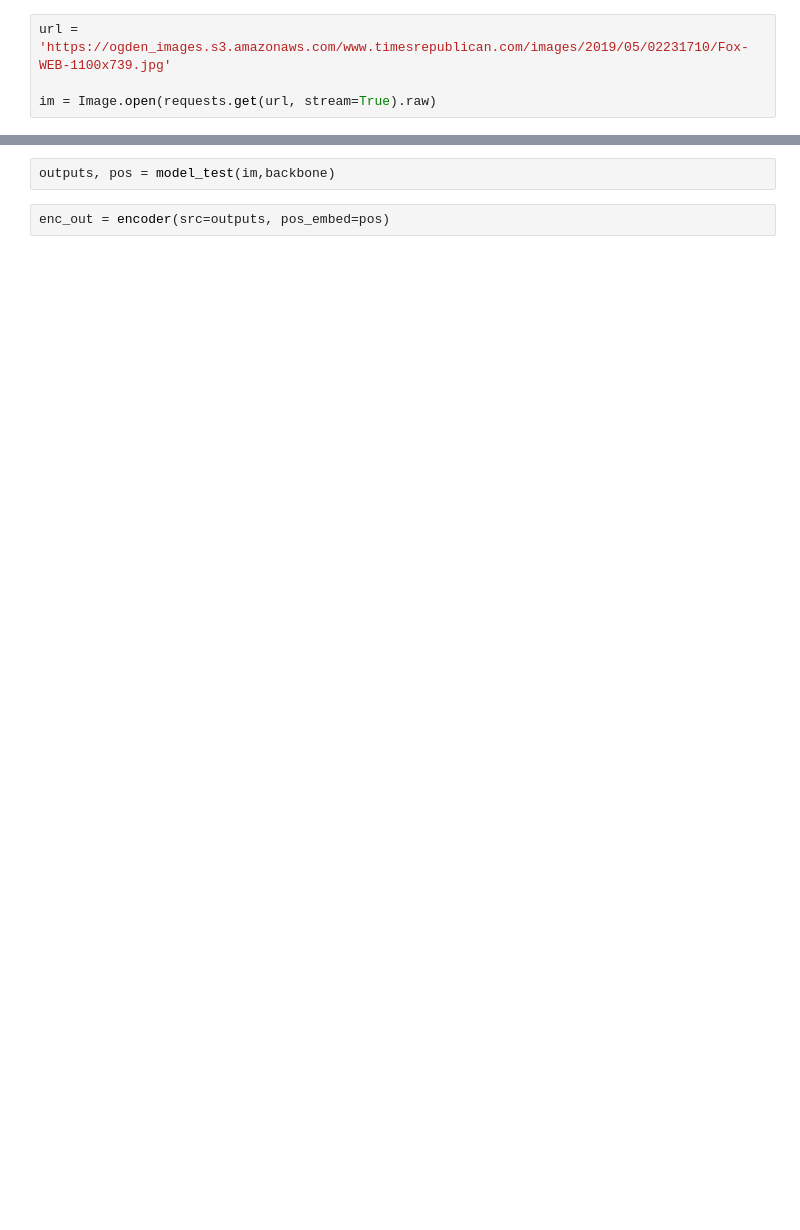
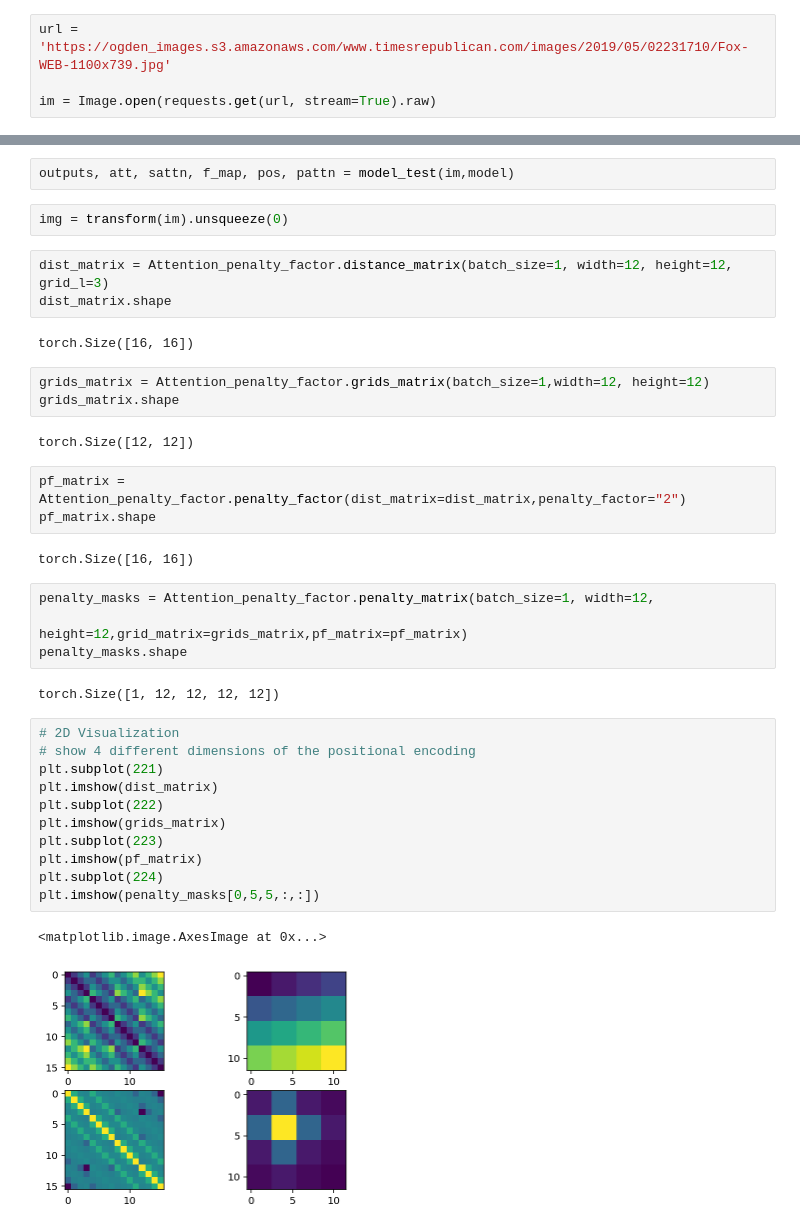
Before and after one commit to mormille/self-attention-regularization, a Jupyter notebook: Testing.ipynb, the cells around one changed output, grey strips where cells are left out. Cells and saved outputs as stored; diff of their text form; blank space fills up the shorter version.

```diff
--- a/Testing.ipynb
+++ b/Testing.ipynb
@@ -40,7 +49,42 @@ def model_test(im, model):
 # %%
-outputs, pos = model_test(im,backbone)
+outputs, att, sattn, f_map, pos, pattn = model_test(im,model)
+# %%
+img = transform(im).unsqueeze(0)
+# %%
+dist_matrix = Attention_penalty_factor.distance_matrix(batch_size=1, width=12, height=12, grid_l=3)
+dist_matrix.shape
+# %% [output]
+torch.Size([16, 16])
+# %%
+grids_matrix = Attention_penalty_factor.grids_matrix(batch_size=1,width=12, height=12)
+grids_matrix.shape
+# %% [output]
+torch.Size([12, 12])
+# %%
+pf_matrix = Attention_penalty_factor.penalty_factor(dist_matrix=dist_matrix,penalty_factor="2")
+pf_matrix.shape
+# %% [output]
+torch.Size([16, 16])
+# %%
+penalty_masks = Attention_penalty_factor.penalty_matrix(batch_size=1, width=12,
+                                                        height=12,grid_matrix=grids_matrix,pf_matrix=pf_matrix)
+penalty_masks.shape
+# %% [output]
+torch.Size([1, 12, 12, 12, 12])
 # %%
-enc_out = encoder(src=outputs, pos_embed=pos)
+# 2D Visualization
+# show 4 different dimensions of the positional encoding
+plt.subplot(221)
+plt.imshow(dist_matrix)
+plt.subplot(222)
+plt.imshow(grids_matrix)
+plt.subplot(223)
+plt.imshow(pf_matrix)
+plt.subplot(224)
+plt.imshow(penalty_masks[0,5,5,:,:])
+# %% [output]
+<matplotlib.image.AxesImage at 0x...>
+[figure, added]
 # %%
 # 2D Visualization
 # show 4 different dimensions of the positional encoding
```
Also changed, not shown: parts of 15 cells of this notebook, 4 other files.
